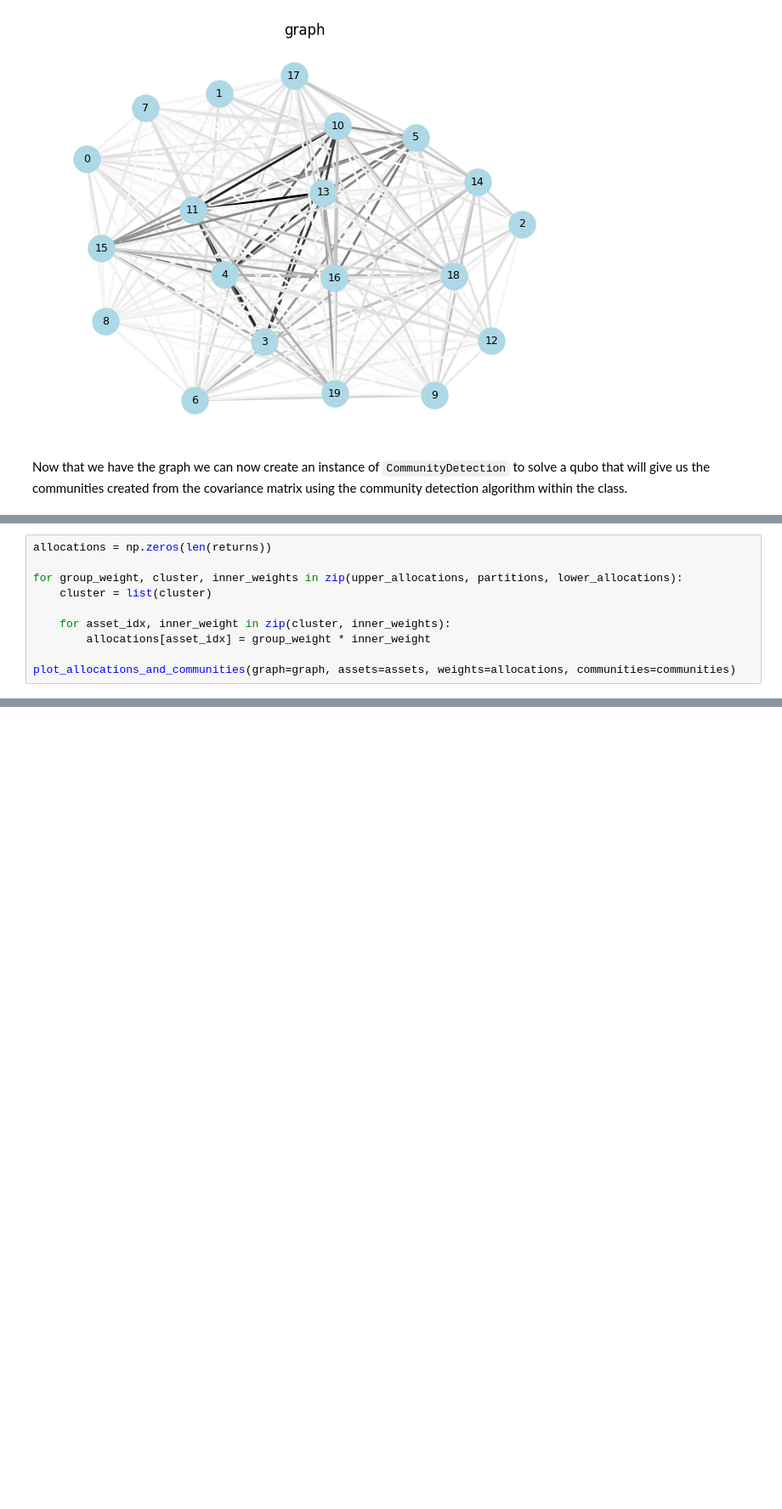
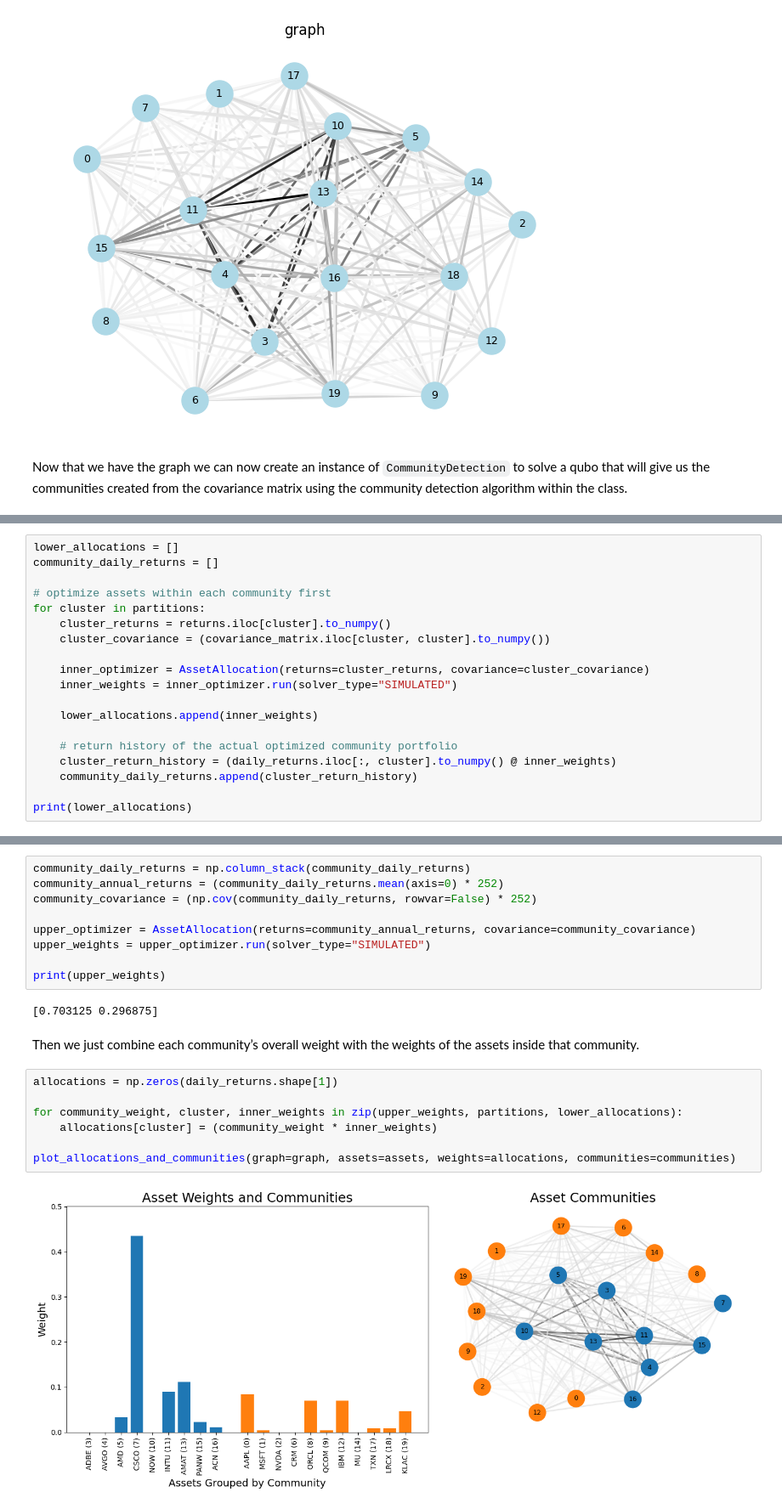
Before and after one commit to kaufmann-group/asset-allocation, a Jupyter notebook: notebooks/Demo.ipynb, the cells around one changed output, grey strips where cells are left out. Shown at 85% size. Cells and saved outputs as stored; diff of their text form; blank space fills up the shorter version.

```diff
--- a/notebooks/Demo.ipynb
+++ b/notebooks/Demo.ipynb
@@ -115,10 +62,0 @@ We have now finished, all that is left is to simply multiply both the `upper_all
-# %%
-allocations = np.zeros(len(returns))
-
-for group_weight, cluster, inner_weights in zip(upper_allocations, partitions, lower_allocations):
-    cluster = list(cluster)
-
-    for asset_idx, inner_weight in zip(cluster, inner_weights):
-        allocations[asset_idx] = group_weight * inner_weight
-
-plot_allocations_and_communities(graph=graph, assets=assets, weights=allocations, communities=communities)
@@ -126,0 +65,19 @@ plot_allocations_and_communities(graph=graph, assets=assets, weights=allocations
+# %%
+lower_allocations = []
+community_daily_returns = []
+
+# optimize assets within each community first
+for cluster in partitions:
+    cluster_returns = returns.iloc[cluster].to_numpy()
+    cluster_covariance = (covariance_matrix.iloc[cluster, cluster].to_numpy())
+
+    inner_optimizer = AssetAllocation(returns=cluster_returns, covariance=cluster_covariance)
+    inner_weights = inner_optimizer.run(solver_type="SIMULATED")
+
+    lower_allocations.append(inner_weights)
+
+    # return history of the actual optimized community portfolio
+    cluster_return_history = (daily_returns.iloc[:, cluster].to_numpy() @ inner_weights)
+    community_daily_returns.append(cluster_return_history)
+
+print(lower_allocations)
@@ -126,0 +90,22 @@ plot_allocations_and_communities(graph=graph, assets=assets, weights=allocations
+# %%
+community_daily_returns = np.column_stack(community_daily_returns)
+community_annual_returns = (community_daily_returns.mean(axis=0) * 252)
+community_covariance = (np.cov(community_daily_returns, rowvar=False) * 252)
+
+upper_optimizer = AssetAllocation(returns=community_annual_returns, covariance=community_covariance)
+upper_weights = upper_optimizer.run(solver_type="SIMULATED")
+
+print(upper_weights)
+# %% [output]
+[0.703125 0.296875]
+# %% [markdown]
+Then we just combine each community’s overall weight with the weights of the assets inside that community.
+# %%
+allocations = np.zeros(daily_returns.shape[1])
+
+for community_weight, cluster, inner_weights in zip(upper_weights, partitions, lower_allocations):
+    allocations[cluster] = (community_weight * inner_weights)
+
+plot_allocations_and_communities(graph=graph, assets=assets, weights=allocations, communities=communities)
+# %% [output]
+[figure, added]
```
Also changed, not shown: parts of 12 cells of this notebook, 7 other files.
